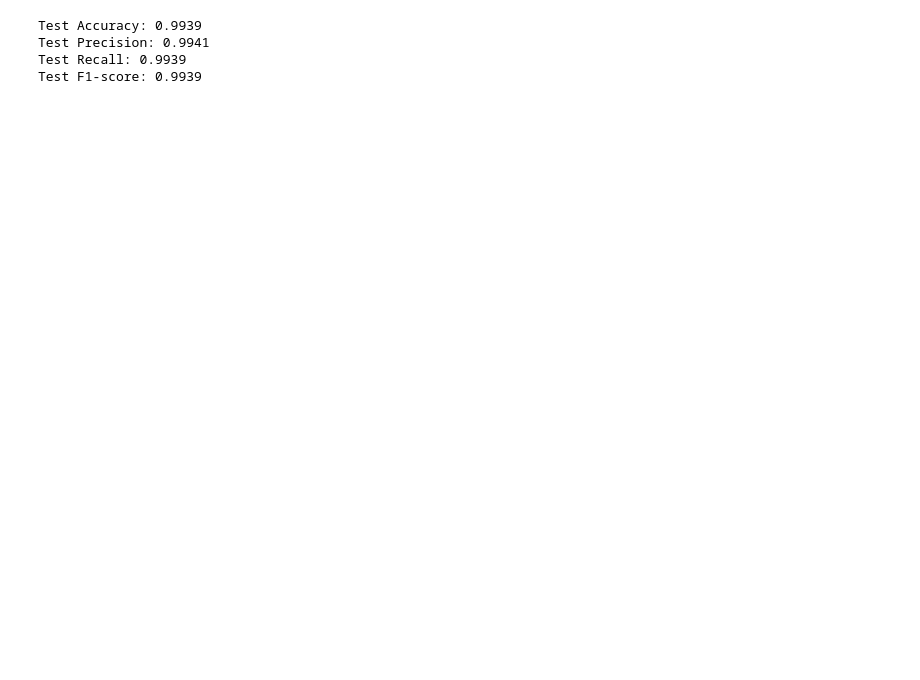
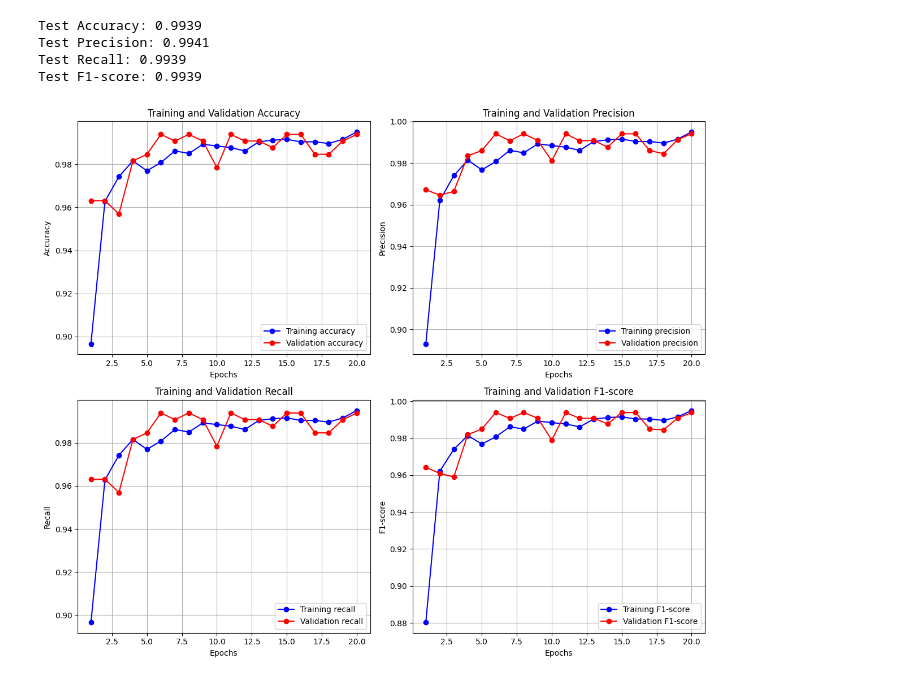
Before and after one commit to eshal26/Leukemia-classification, a Jupyter notebook: ResNet50.ipynb, the cells around one changed output. Cells and saved outputs as stored; diff of their text form; code cells hidden in the pictures; blank space fills up the shorter version.

```diff
--- a/ResNet50.ipynb
+++ b/ResNet50.ipynb
@@ -250,3 +269,58 @@ Test Accuracy: 0.9939
 Test Precision: 0.9941
 Test Recall: 0.9939
 Test F1-score: 0.9939
+# %%
+import matplotlib.pyplot as plt
+
+def plot_metrics(train_acc_history, val_acc_history, train_precision_history, val_precision_history, train_recall_history, val_recall_history, train_f1_history, val_f1_history):
+    epochs = range(1, len(train_acc_history) + 1)
+
+    plt.figure(figsize=(12, 10))
+
+    # Plot accuracy
+    plt.subplot(2, 2, 1)
+    plt.plot(epochs, train_acc_history, 'bo-', label='Training accuracy')
+    plt.plot(epochs, val_acc_history, 'ro-', label='Validation accuracy')
+    plt.title('Training and Validation Accuracy')
+    plt.xlabel('Epochs')
+    plt.ylabel('Accuracy')
+    plt.legend()
+    plt.grid()
+
+    # Plot precision
+    plt.subplot(2, 2, 2)
+    plt.plot(epochs, train_precision_history, 'bo-', label='Training precision')
+    plt.plot(epochs, val_precision_history, 'ro-', label='Validation precision')
+    plt.title('Training and Validation Precision')
+    plt.xlabel('Epochs')
+    plt.ylabel('Precision')
+    plt.legend()
+    plt.grid()
+
+    # Plot recall
+    plt.subplot(2, 2, 3)
+    plt.plot(epochs, train_recall_history, 'bo-', label='Training recall')
+    plt.plot(epochs, val_recall_history, 'ro-', label='Validation recall')
+    plt.title('Training and Validation Recall')
+    plt.xlabel('Epochs')
+    plt.ylabel('Recall')
+    plt.legend()
+    plt.grid()
+
+    # Plot F1-score
+    plt.subplot(2, 2, 4)
+    plt.plot(epochs, train_f1_history, 'bo-', label='Training F1-score')
+    plt.plot(epochs, val_f1_history, 'ro-', label='Validation F1-score')
+    plt.title('Training and Validation F1-score')
+    plt.xlabel('Epochs')
+    plt.ylabel('F1-score')
+    plt.legend()
+    plt.grid()
+
+    plt.tight_layout()
+    plt.show()
+
+# Plot the metrics
+plot_metrics(train_acc_history, val_acc_history, train_precision_history, val_precision_history, train_recall_history, val_recall_history, train_f1_history, val_f1_history)
+# %% [output]
+[figure, added]
```
Also changed, not shown: parts of 2 cells of this notebook.
